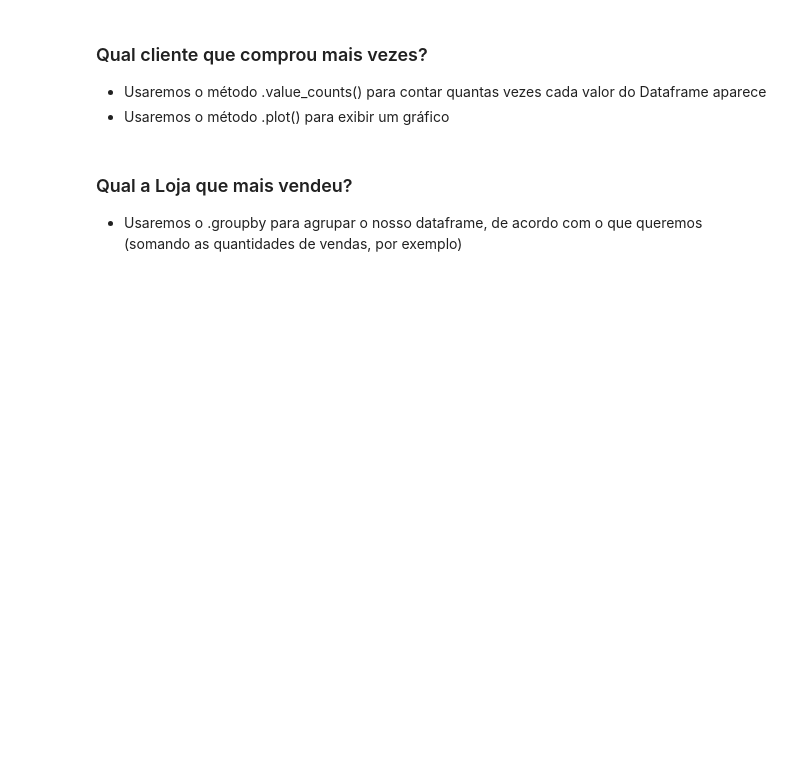
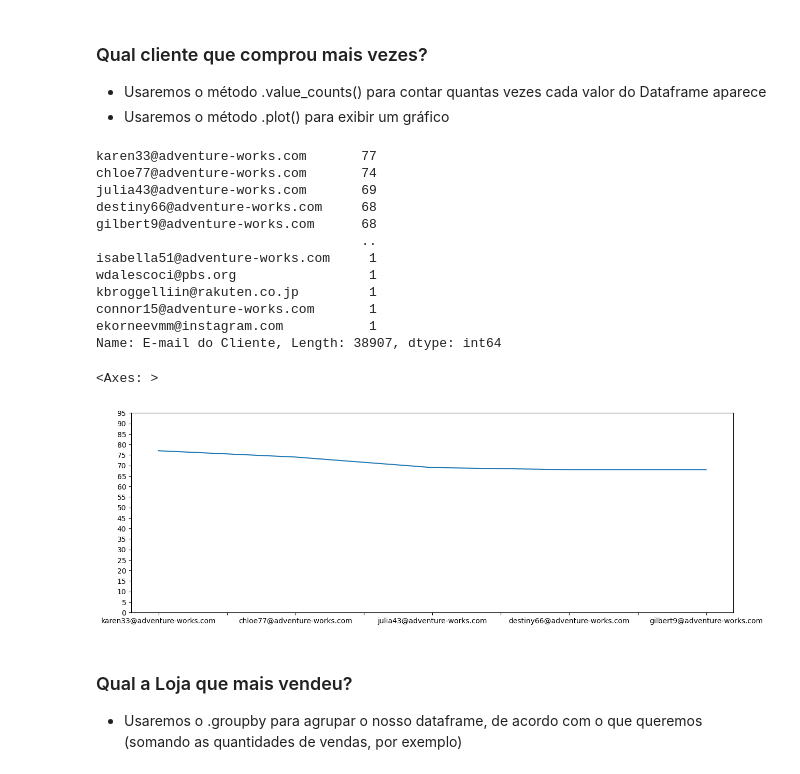
Before and after one commit to jharbes/hashtagPython, a Jupyter notebook: 019-analiseDadosComPandas-integracaoExcel/06-analiseVisualizacaoDadosPandas-parte1/Pandas 05.ipynb, the cells around one changed output. Saved outputs shown, nothing was run; the diff lists cells and outputs as text; code cells hidden in the pictures; blank space fills up the shorter version.

Commit message:
analise e visualizacao dados pandas parte 1 fim

```diff
--- a/019-analiseDadosComPandas-integracaoExcel/06-analiseVisualizacaoDadosPandas-parte1/Pandas 05.ipynb
+++ b/019-analiseDadosComPandas-integracaoExcel/06-analiseVisualizacaoDadosPandas-parte1/Pandas 05.ipynb
@@ -36,6 +55,31 @@ print(vendasDf)
 
 - Usaremos o método .value_counts() para contar quantas vezes cada valor do Dataframe aparece
 - Usaremos o método .plot() para exibir um gráfico
+# %%
+frequenciaClientes=vendasDf['E-mail do Cliente'].value_counts()
+print(frequenciaClientes)
+# frequenciaClientes.plot() # grafico completo
+
+# frequenciaClientes[:5].plot() # aqui escolhemos os cinco primeiros clientes da tabela
+
+# frequenciaClientes[:5].plot(figsize=(15,5)) # escolhemos com figsize o tamanho do grafico a ser mostrado
+
+frequenciaClientes[:5].plot(figsize=(15,5),yticks=range(0,100,5)) # aqui colocamos o eixo y para mostrar valores de 0 a 100 de 5 em 5, alem das outras marcacoes ja feitas
+# %% [output]
+karen33@adventure-works.com       77
+chloe77@adventure-works.com       74
+julia43@adventure-works.com       69
+destiny66@adventure-works.com     68
+gilbert9@adventure-works.com      68
+                                  ..
+isabella51@adventure-works.com     1
+wdalescoci@pbs.org                 1
+kbroggelliin@rakuten.co.jp         1
+connor15@adventure-works.com       1
+ekorneevmm@instagram.com           1
+Name: E-mail do Cliente, Length: 38907, dtype: int64
+<Axes: >
+[figure, added]
 # %% [markdown]
 ### Qual a Loja que mais vendeu?
 
```
Also changed, not shown: parts of 1 cell of this notebook, 1 other file.
